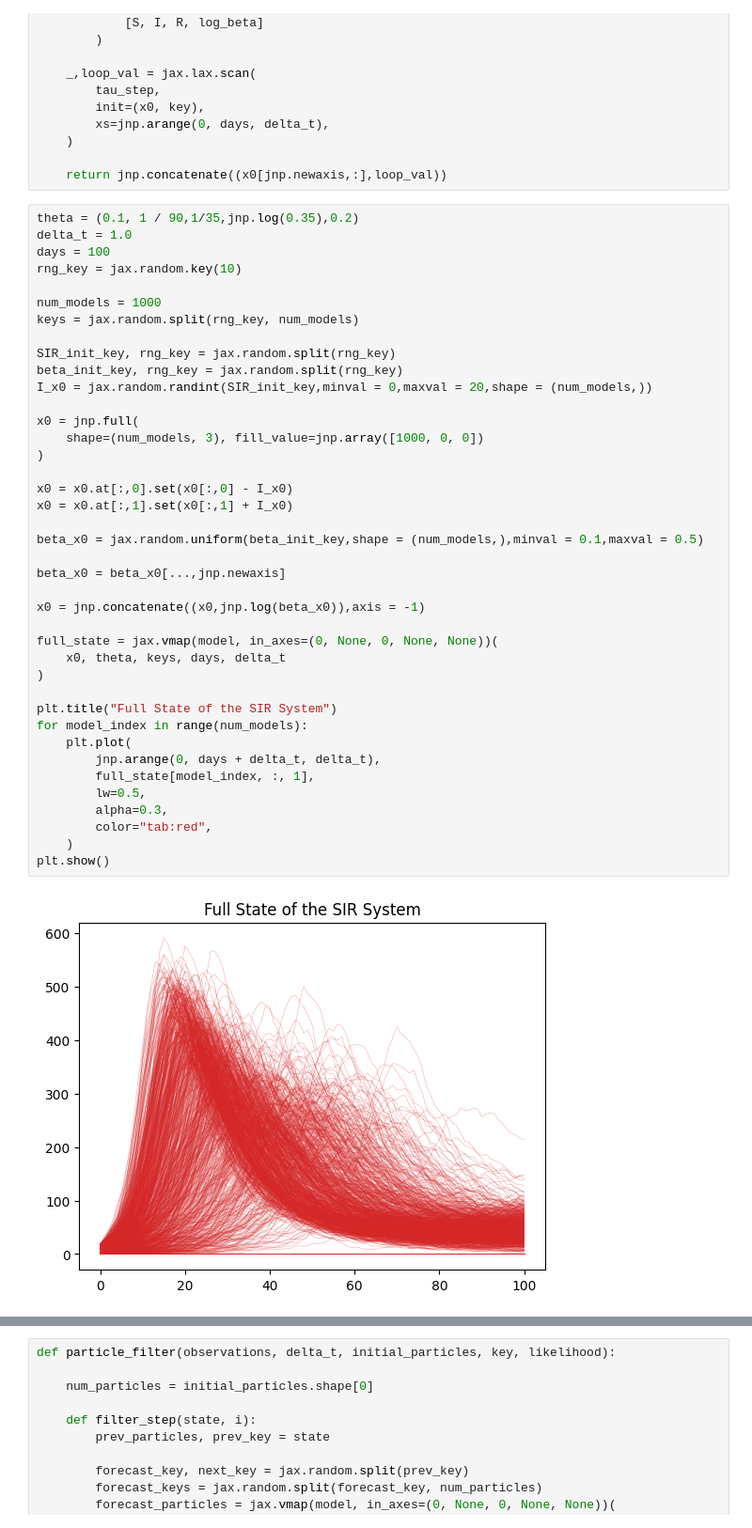
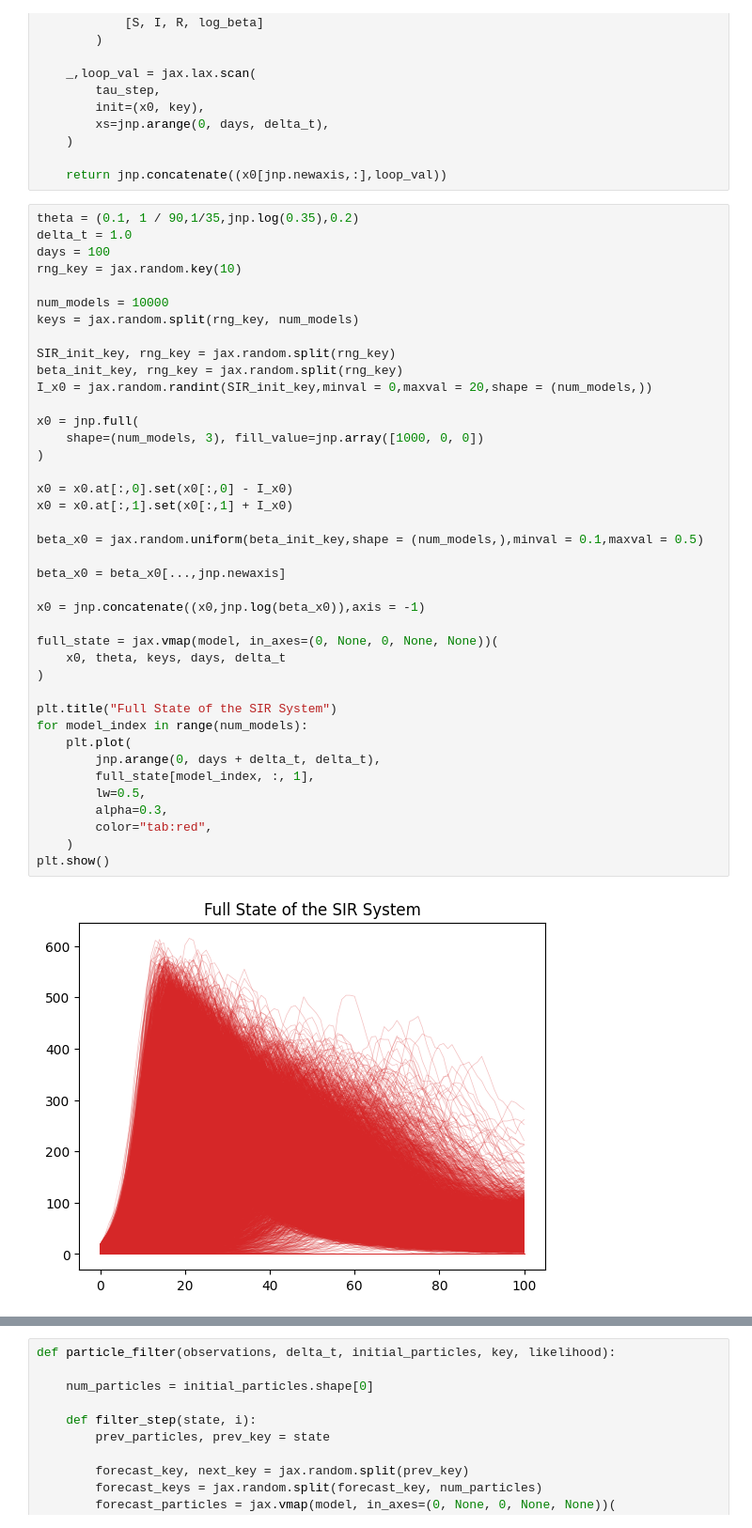
Before and after one commit to Averydx/bayesian_inf, a Jupyter notebook: SIR_rank_histogram_pf.ipynb, the cells around one changed output, grey strips where cells are left out. Shown at 94% size. Saved outputs shown, nothing was run; the diff lists cells and outputs as text.

```diff
--- a/SIR_rank_histogram_pf.ipynb
+++ b/SIR_rank_histogram_pf.ipynb
@@ -64,7 +64,7 @@ delta_t = 1.0
 days = 100
 rng_key = jax.random.key(10)
 
-num_models = 1000
+num_models = 10000
 keys = jax.random.split(rng_key, num_models)
 
 SIR_init_key, rng_key = jax.random.split(rng_key)
@@ -72,34 +72,34 @@ beta_init_key, rng_key = jax.random.split(rng_key)
 I_x0 = jax.random.randint(SIR_init_key,minval = 0,maxval = 20,shape = (num_models,))
 
 x0 = jnp.full(
     shape=(num_models, 3), fill_value=jnp.array([1000, 0, 0])
 )
 
 x0 = x0.at[:,0].set(x0[:,0] - I_x0)
 x0 = x0.at[:,1].set(x0[:,1] + I_x0)
 
 beta_x0 = jax.random.uniform(beta_init_key,shape = (num_models,),minval = 0.1,maxval = 0.5)
 
 beta_x0 = beta_x0[...,jnp.newaxis]
 
 x0 = jnp.concatenate((x0,jnp.log(beta_x0)),axis = -1)
 
 full_state = jax.vmap(model, in_axes=(0, None, 0, None, None))(
     x0, theta, keys, days, delta_t
 )
 
 plt.title("Full State of the SIR System")
 for model_index in range(num_models):
     plt.plot(
         jnp.arange(0, days + delta_t, delta_t),
         full_state[model_index, :, 1],
         lw=0.5,
         alpha=0.3,
         color="tab:red",
     )
 plt.show()
 # %% [output]
-[figure, old version]
+[figure, new version]
 # %%
 plt.title('Beta of the SIR System')
 plt.plot(jnp.arange(0,days+delta_t,delta_t),jnp.exp(full_state[:,:,3]).T,color = 'tab:blue',alpha = 0.3)
```
Also changed, not shown: parts of 3 cells of this notebook, 4 other files.
